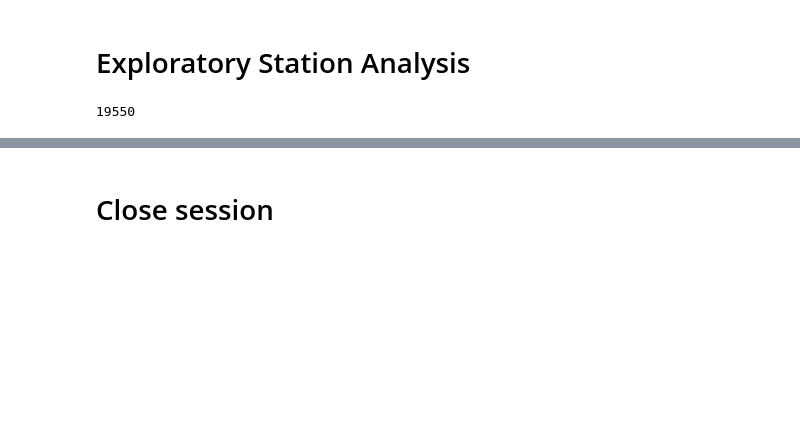
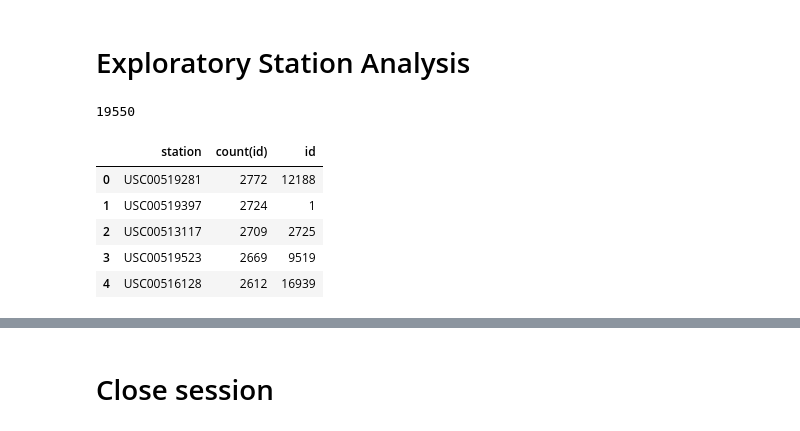
Before and after one commit to yaldaalemi/sqlalchemy-challenge, a Jupyter notebook: Instructions/climate_starter.ipynb, the cells around one changed output, grey strips where cells are left out. Saved outputs shown, nothing was run; the diff lists cells and outputs as text; code cells hidden in the pictures; blank space fills up the shorter version.

```diff
--- a/Instructions/climate_starter.ipynb
+++ b/Instructions/climate_starter.ipynb
@@ -126,5 +127,15 @@ stations
 # %%
 # Design a query to find the most active stations (i.e. what stations have the most rows?)
 # List the stations and the counts in descending order.
+count = pd.read_sql("SELECT station, count(id), id FROM measurement GROUP BY station\
+ ORDER BY count(id) DESC;", conn)
+count.head()
+# %% [output]
+|  | station | count(id) | id |
+| 0 | USC00519281 | 2772 | 12188 |
+| 1 | USC00519397 | 2724 | 1 |
+| 2 | USC00513117 | 2709 | 2725 |
+| 3 | USC00519523 | 2669 | 9519 |
+| 4 | USC00516128 | 2612 | 16939 |
 # %%
 # Using the most active station id from the previous query, calculate the lowest, highest, and average temperature.
```
Also changed, not shown: parts of 3 cells of this notebook.
